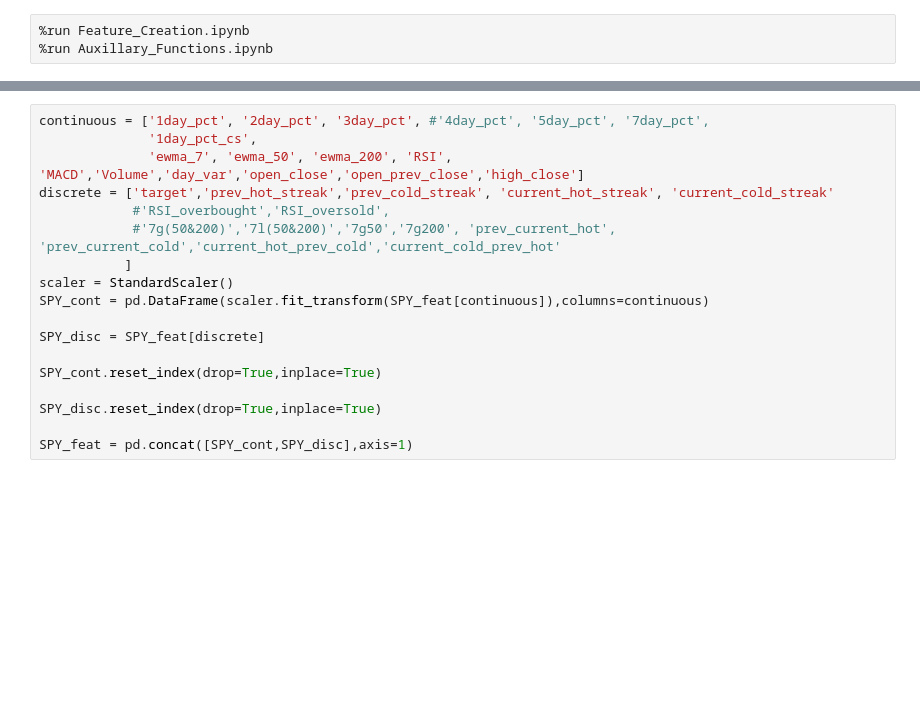
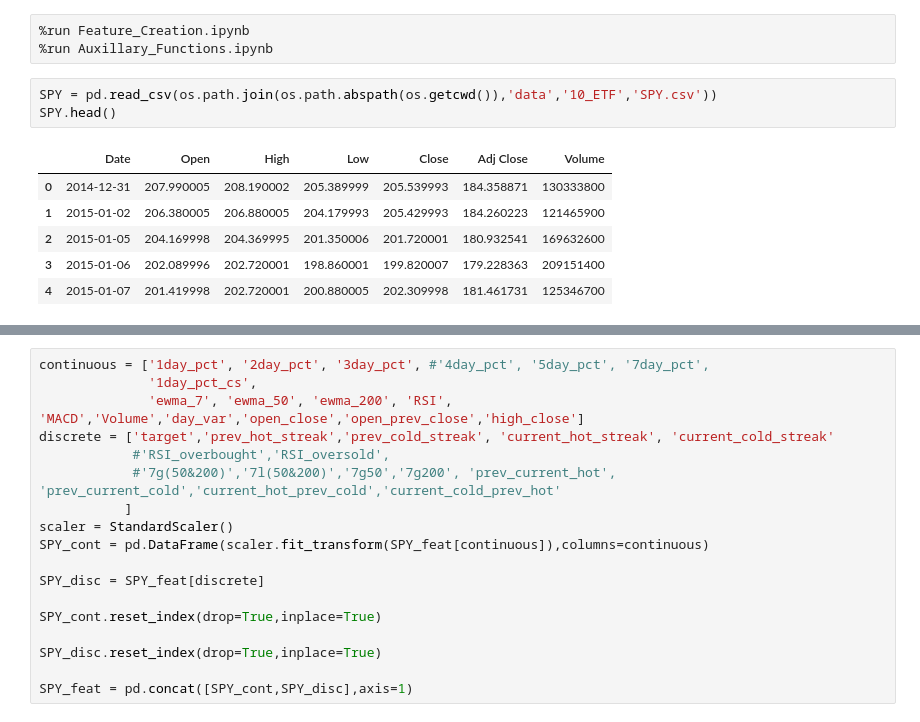
Before and after one commit to aghalsas/ETF_predictions, a Jupyter notebook: Data_Analysis_Visualization.ipynb, the cells around one changed output, grey strips where cells are left out. Saved outputs shown, nothing was run; the diff lists cells and outputs as text; blank space fills up the shorter version.

```diff
--- a/Data_Analysis_Visualization.ipynb
+++ b/Data_Analysis_Visualization.ipynb
@@ -10,6 +10,16 @@ from sklearn.preprocessing import StandardScaler
 # %%
 %run Feature_Creation.ipynb
 %run Auxillary_Functions.ipynb
+# %%
+SPY = pd.read_csv(os.path.join(os.path.abspath(os.getcwd()),'data','10_ETF','SPY.csv'))
+SPY.head()
+# %% [output]
+|  | Date | Open | High | Low | Close | Adj Close | Volume |
+| 0 | 2014-12-31 | 207.990005 | 208.190002 | 205.389999 | 205.539993 | 184.358871 | 130333800 |
+| 1 | 2015-01-02 | 206.380005 | 206.880005 | 204.179993 | 205.429993 | 184.260223 | 121465900 |
+| 2 | 2015-01-05 | 204.169998 | 204.369995 | 201.350006 | 201.720001 | 180.932541 | 169632600 |
+| 3 | 2015-01-06 | 202.089996 | 202.720001 | 198.860001 | 199.820007 | 179.228363 | 209151400 |
+| 4 | 2015-01-07 | 201.419998 | 202.720001 | 200.880005 | 202.309998 | 181.461731 | 125346700 |
 # %%
 SPY = pd.read_csv(os.path.join(os.path.abspath(os.getcwd()),'data','largecap','SPY.csv'))
 
```
Also changed, not shown: parts of 2 cells of this notebook, 21 other files.
